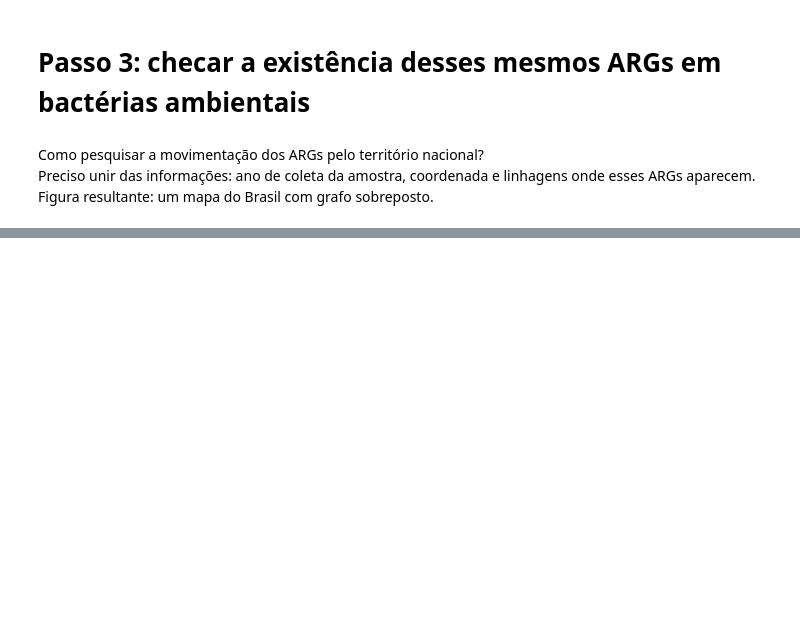
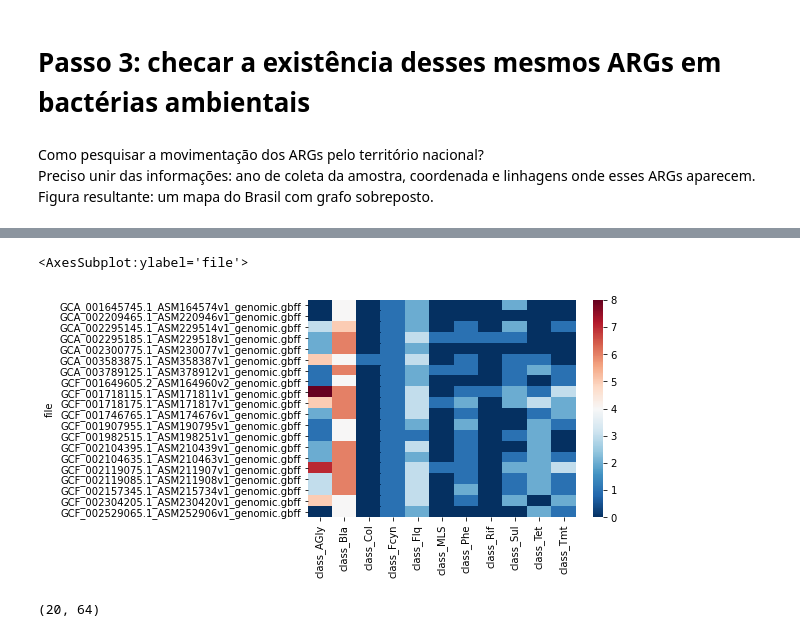
Before and after one commit to tiagocabralborelli/ARG-Sentinel, a Jupyter notebook: codebrazil.ipynb, the cells around one changed output, grey strips where cells are left out. Drawn from its saved outputs; the diff is of its cells as text; code cells hidden in the pictures; blank space fills up the shorter version.

```diff
--- a/codebrazil.ipynb
+++ b/codebrazil.ipynb
@@ -461,0 +491,11 @@ muscle -in mcr-1.1.fasta -out mrc.aln
+# %%
+sns.heatmap(kleb_spread_classes_dummies, cmap = "RdBu_r")
+# %% [output]
+<AxesSubplot:ylabel='file'>
+[figure, added]
+# %%
+kleb_spread_bla = args_spread.set_index("organism").filter(like = "Klebsiella", axis = 0)[['file','gene']].set_index("file").sort_values('gene')
+kleb_spread_bla_dummies = pd.get_dummies(kleb_spread_bla).groupby(level = 0).sum()
+kleb_spread_bla_dummies.shape
+# %% [output]
+(20, 64)
```
Also changed, not shown: parts of 34 cells of this notebook, 1 other file.
